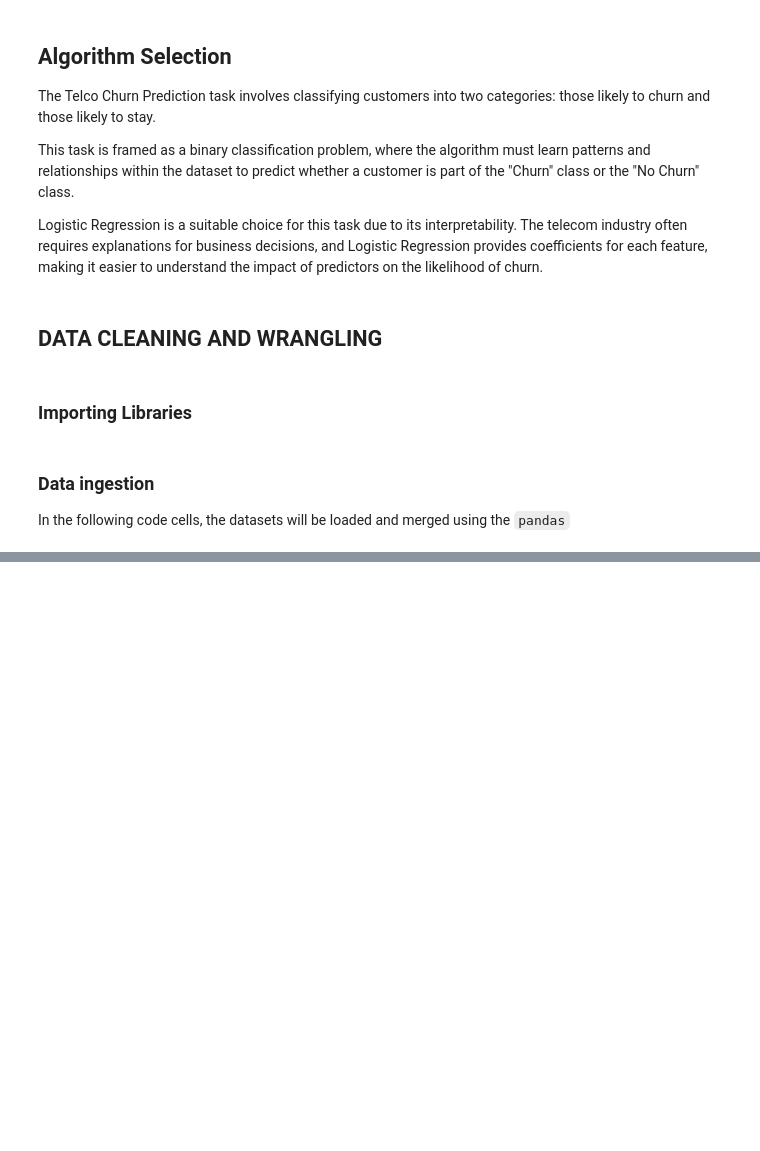
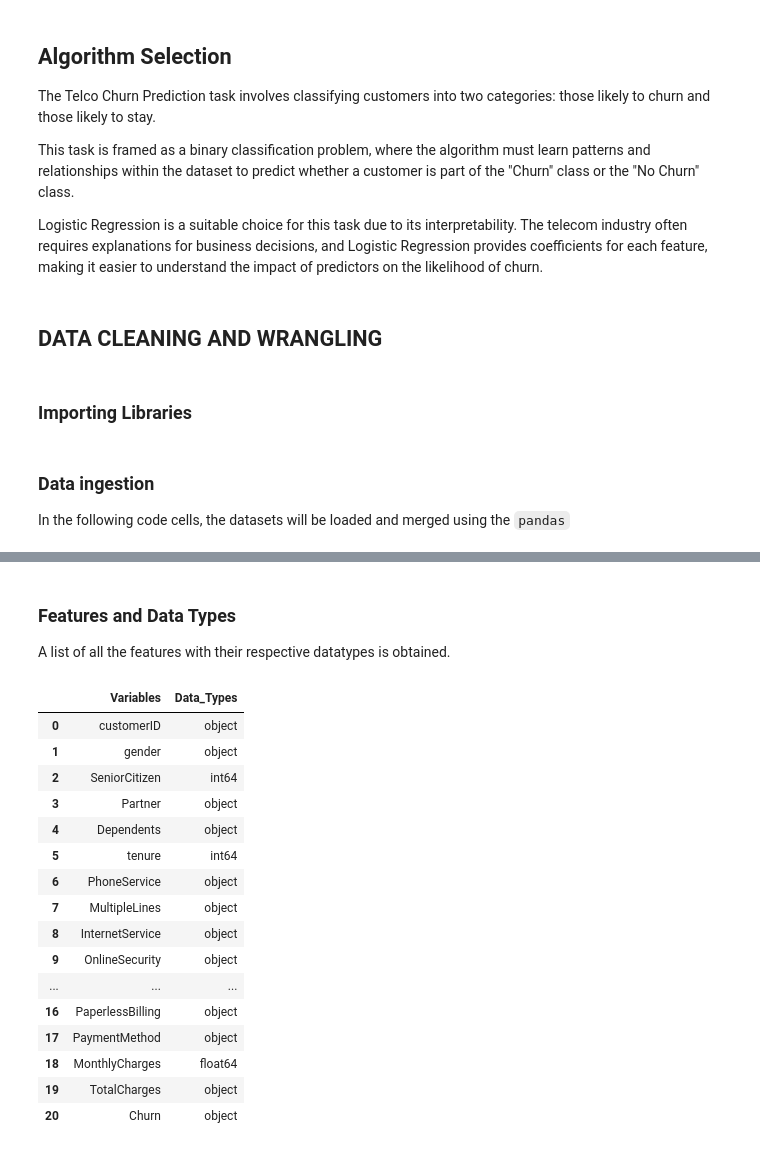
Before and after one commit to YinkaOlusola/TelecomChurnPrediction, a Jupyter notebook: notebook.ipynb, the cells around one changed output, grey strips where cells are left out. Cells and saved outputs as stored; diff of their text form; code cells hidden in the pictures; blank space fills up the shorter version.

```diff
--- a/notebook.ipynb
+++ b/notebook.ipynb
@@ -101,0 +163,42 @@ telco_data = pd.read_csv('data/Telco-Customer-Churn.csv')
+# %% [markdown]
+### **Features and Data Types**
+
+A list of all the features with their respective datatypes is obtained.
+# %%
+# A list containing the feature names and will be used to
+# create the dataframe
+name_1 = []
+
+# Another list, containing the data types for each columns
+dtype_1 = []
+
+for i in range(len(telco_data.columns)):
+    name_1.append(telco_data.columns[i])
+    dtype_1.append(telco_data[telco_data.columns[i]].dtype.name)
+
+# Creating a dictionary for the variable names and data types
+var_dtype = {'Variables': name_1, 'Data_Types': dtype_1}
+
+# A dataframe of the variable names and data types
+variables_datatypes = pd.DataFrame(var_dtype)
+
+# Viewing the dataframe
+display(variables_datatypes)
+# %% [output]
+|  | Variables | Data_Types |
+| 0 | customerID | object |
+| 1 | gender | object |
+| 2 | SeniorCitizen | int64 |
+| 3 | Partner | object |
+| 4 | Dependents | object |
+| 5 | tenure | int64 |
+| 6 | PhoneService | object |
+| 7 | MultipleLines | object |
+| 8 | InternetService | object |
+| 9 | OnlineSecurity | object |
+| ... | ... | ... |
+| 16 | PaperlessBilling | object |
+| 17 | PaymentMethod | object |
+| 18 | MonthlyCharges | float64 |
+| 19 | TotalCharges | object |
+| 20 | Churn | object |
```
Also changed, not shown: parts of 36 cells of this notebook.
